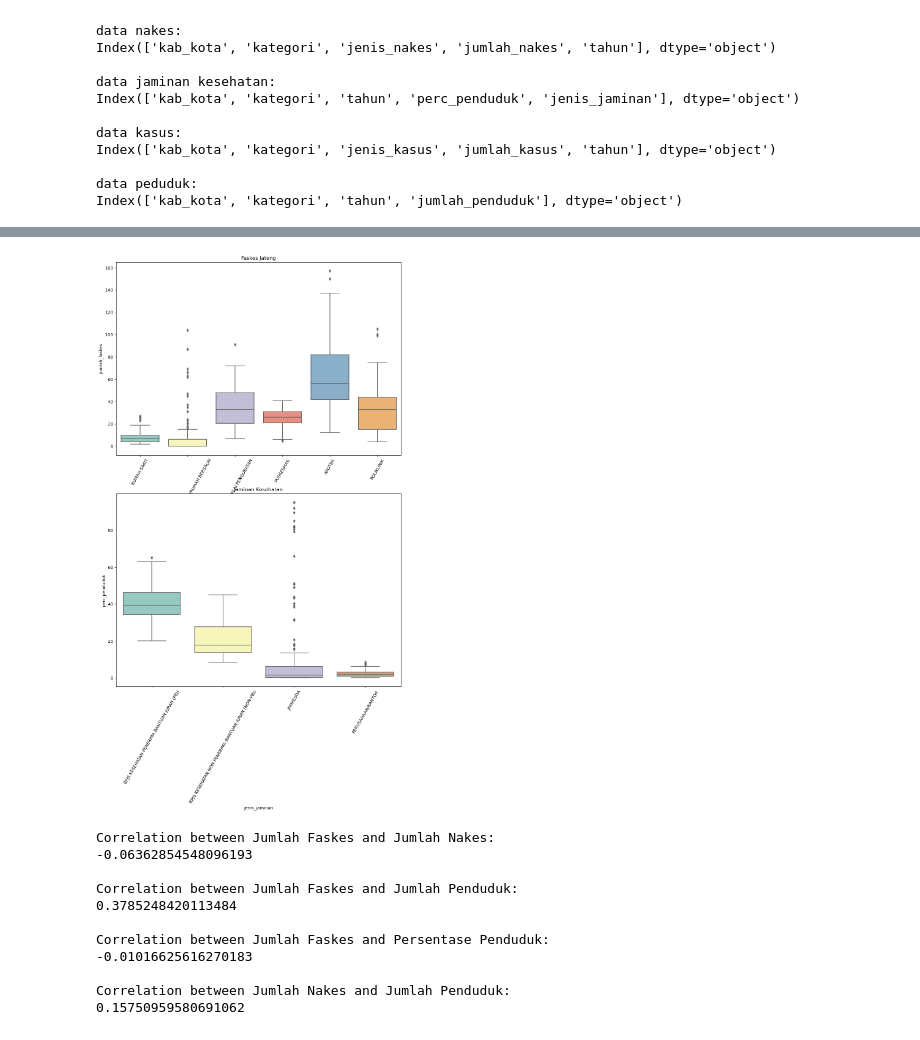
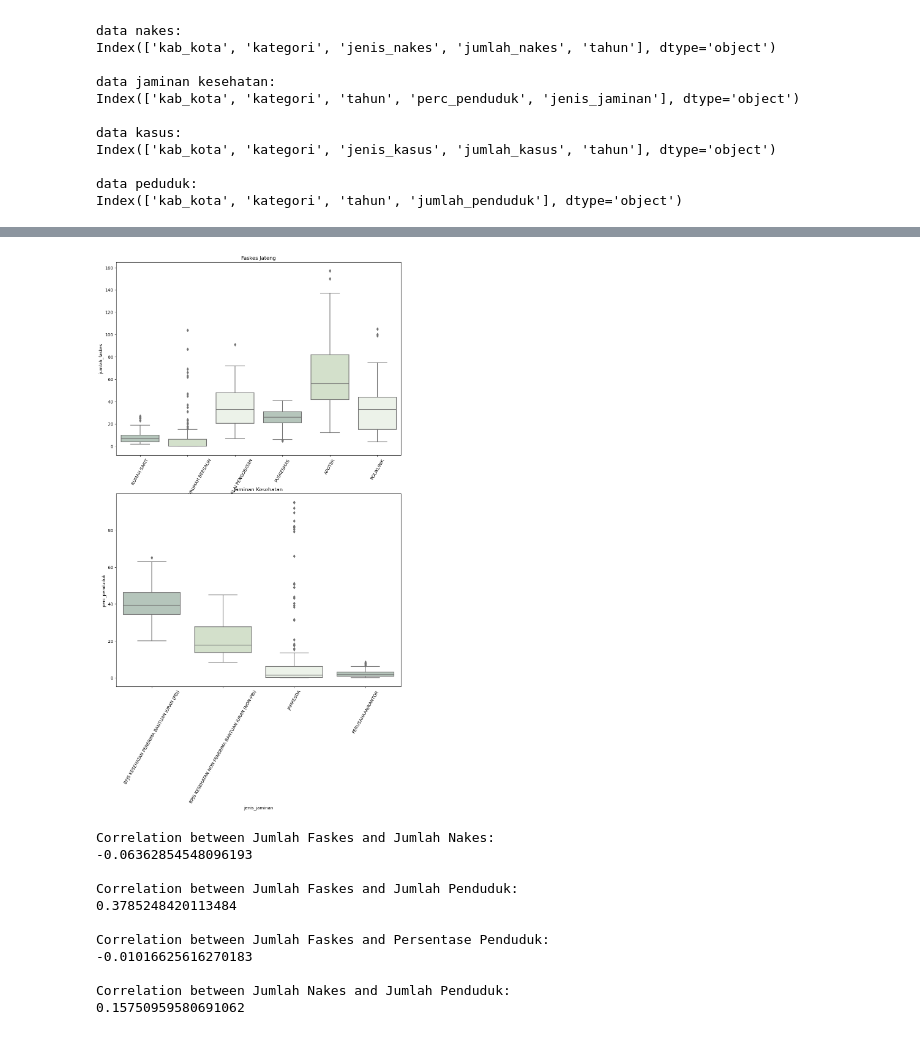
Before and after one commit to talitharhmd/data-kelompok3-sdgs3-eda, a Jupyter notebook: KELOMPOK 3_SDGS 3_TUGAS BESAR EDA.ipynb, the cells around one changed output, grey strips where cells are left out. Drawn from its saved outputs; the diff is of its cells as text; code cells hidden in the pictures.

```diff
--- a/KELOMPOK 3_SDGS 3_TUGAS BESAR EDA.ipynb
+++ b/KELOMPOK 3_SDGS 3_TUGAS BESAR EDA.ipynb
@@ -903,16 +957,18 @@ plt.show()
 # %%
+green_palette = sns.color_palette(['#B2C8BA', '#D2E3C8', '#EBF3E8'])
+
 fig, axs = plt.subplots(2, 1, figsize=(12, 18))
 
-sns.boxplot(x='jenis_faskes', y='jumlah_faskes', data=faskes, ax=axs[0], palette='Set3')
+sns.boxplot(x='jenis_faskes', y='jumlah_faskes', data=faskes, ax=axs[0], palette=green_palette)
 axs[0].set_title('Faskes Jateng')
 axs[0].set_xticklabels(axs[0].get_xticklabels(), rotation=60)
 
-sns.boxplot(x='jenis_jaminan', y='perc_penduduk', data=df_jamkes, ax=axs[1], palette='Set3')
+sns.boxplot(x='jenis_jaminan', y='perc_penduduk', data=df_jamkes, ax=axs[1], palette=green_palette)
 axs[1].set_title('Jaminan Kesehatan')
 axs[1].set_xticklabels(axs[1].get_xticklabels(), rotation=60)
 plt.show()
 # %% [output]
-[figure, old version]
+[figure, new version]
 # %%
 # menghitung korelasi
 column_faskes = 'jumlah_faskes'
```
Also changed, not shown: parts of 88 cells of this notebook.
